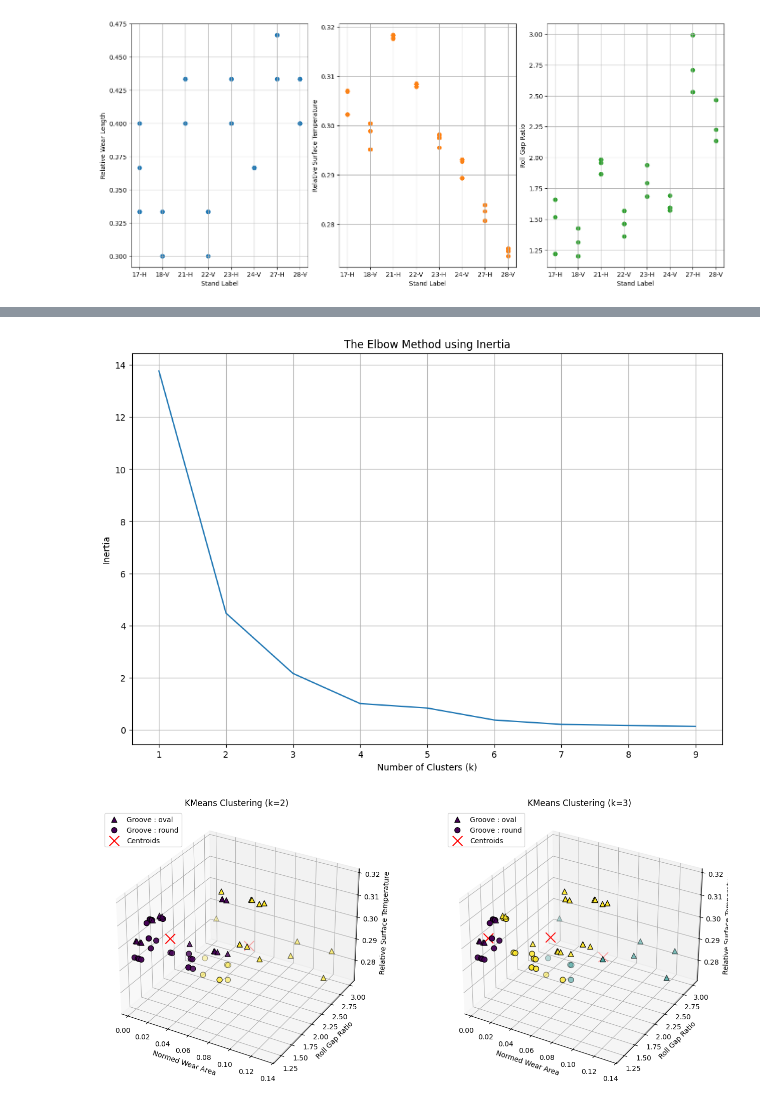
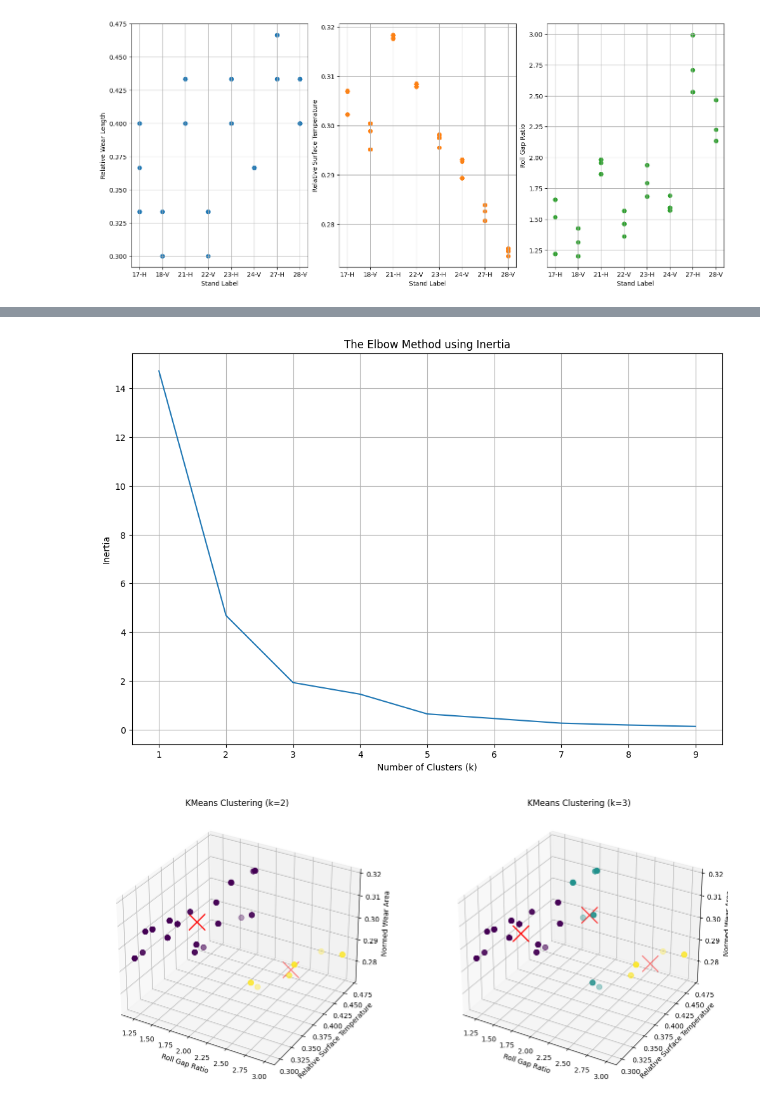
Before and after one commit to ChRen95/phd-thesis-fitting-wear-coefficient, a Jupyter notebook: data_clustering_pre_clustering.ipynb, the cells around one changed output, grey strips where cells are left out. Drawn from its saved outputs; the diff is of its cells as text; code cells hidden in the pictures.

Commit message:
added clustering results

```diff
--- a/data_clustering_pre_clustering.ipynb
+++ b/data_clustering_pre_clustering.ipynb
@@ -113,7 +109,8 @@ def combine_simulated_and_measured_data():
                         wear_area = calculate_area_between_contours(roll_pass.roll.contour_line, measured_wear_contour)
                         normed_wear_area = wear_area / roll_pass.roll.groove.cross_section.area
                         mean_temperature = (roll_pass.in_profile.temperature + roll_pass.out_profile.temperature) / 2
-                        roll_gap_ratio =  roll_pass.roll.contact_area / ((roll_pass.in_profile.cross_section.area + 2 * roll_pass.out_profile.cross_section.area) / 3)
+                        roll_gap_ratio = roll_pass.roll.contact_area / ((
+                                                                                    roll_pass.in_profile.cross_section.area + 2 * roll_pass.out_profile.cross_section.area) / 3)
                         if label in ["17-H", "21-H", "23-H", "27-H"]:
                             groove_type = "oval"
                         else:
@@ -130,7 +127,8 @@ def combine_simulated_and_measured_data():
                             "p_deformation_resistance": np.mean(pillar_deformation_resistance(roll_pass)),
                             "roll_force": roll_pass.roll_force,
                             "roll_temperature_profile": roll_pass.roll.temperature_field,
-                            "relative_wear_length": np.max(pillars_wear_length(roll_pass.roll)) / roll_pass.roll.contact_length,
+                            "relative_wear_length": np.max(
+                                pillars_wear_length(roll_pass.roll)) / roll_pass.roll.contact_length,
                             "roll_gap_ratio": roll_gap_ratio
                         })
 
@@ -215,47 +220,42 @@ ax.set_ylabel('Inertia')
 
 fig.savefig(result_dir / "elbow_method_inertia.pdf", bbox_inches='tight', dpi=300)
 # %% [output]
-[figure, old version]
+[figure, new version]
 # %%
 fig = plt.figure(figsize=(14, 6))
-tag_to_marker = {'round': 'o', 'oval': '^'}
+
 for idx, k in enumerate([2, 3], 1):
     kmeans = KMeans(n_clusters=k, random_state=42)
     y_kmeans = kmeans.fit_predict(fitting_array)
     df[f'cluster_k{k}'] = y_kmeans
 
     ax = fig.add_subplot(1, 2, idx, projection='3d')
 
     for tag in df['groove_type'].unique():
         mask = df['groove_type'] == tag
+        ax.scatter(df.loc[mask, 'roll_gap_ratio'],
+        df.loc[mask, 'relative_wear_length'],
+        df.loc[mask, 'relative_surface_temperature'],
+        c = y_kmeans[mask],
+        cmap = 'viridis',
+        s = 60
+        )
+    #['normed_wear_area', 'relative_wear_length', 'roll_gap_ratio', 'relative_surface_temperature']
         ax.scatter(
-            df.loc[mask, 'normed_wear_area'],
-            df.loc[mask, 'roll_gap_ratio'],
-            df.loc[mask, 'relative_surface_temperature'],
-            c=y_kmeans[mask],
-            cmap='viridis',
-            marker=tag_to_marker[tag],
-            edgecolor='k',
-            label=f'Groove : {tag}',
-            s=60
+        kmeans.cluster_centers_[:, 2],
+        kmeans.cluster_centers_[:, 1],
+        kmeans.cluster_centers_[:, 3],
+        c = 'red', marker = 'x', s = 540
         )
-        #['tonnage', 'normed_wear_area', 'relative_wear_length', 'roll_gap_ratio', 'relative_surface_temperature']
-    ax.scatter(
-        kmeans.cluster_centers_[:, 0],
-        kmeans.cluster_centers_[:, 2],
-        kmeans.cluster_centers_[:, 3],
-        c='red', marker='x', s=200, label='Centroids'
-    )
 
-    ax.set_title(f'KMeans Clustering (k={k})')
-    ax.set_xlabel('Normed Wear Area')
-    ax.set_ylabel('Roll Gap Ratio')
-    ax.set_zlabel('Relative Surface Temperature')
-    ax.legend(loc='upper left')
+        ax.set_title(f'KMeans Clustering (k={k})')
+        ax.set_xlabel('Roll Gap Ratio')
+        ax.set_ylabel('Relative Surface Temperature')
+        ax.set_zlabel('Normed Wear Area')
 
 fig.savefig(result_dir / "clusters_for_wear_analysis.pdf", bbox_inches='tight', dpi=300)
 
 plt.tight_layout()
 plt.show()
 # %% [output]
-[figure, old version]
+[figure, new version]
```
Also changed, not shown: parts of 10 cells of this notebook, 12 other files.
